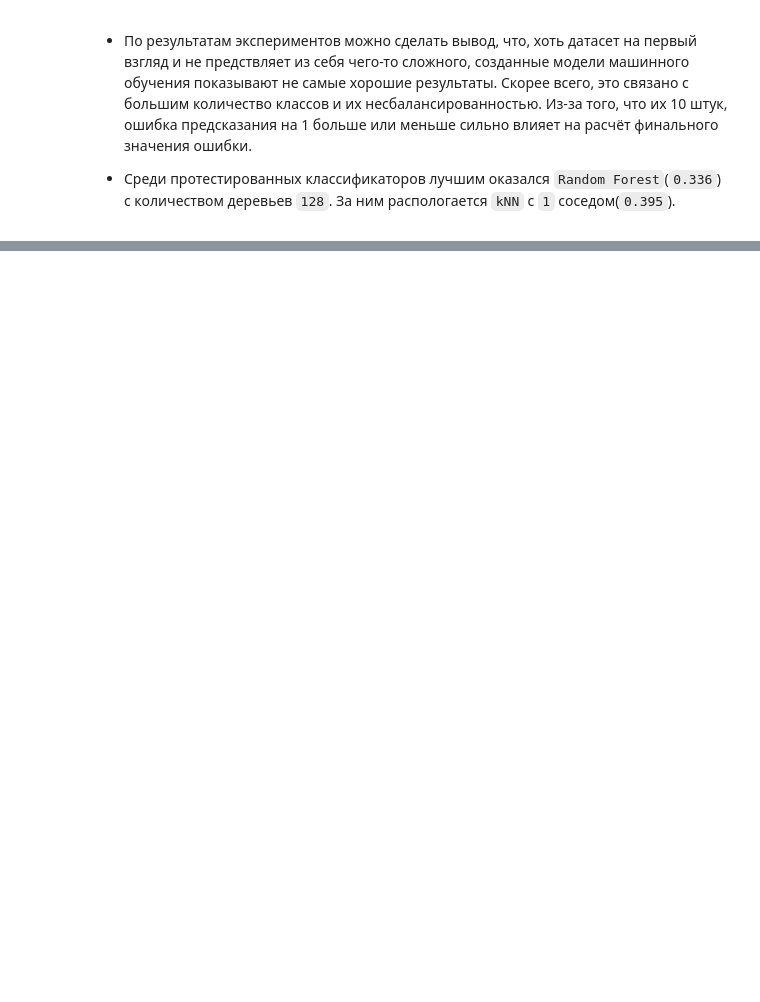
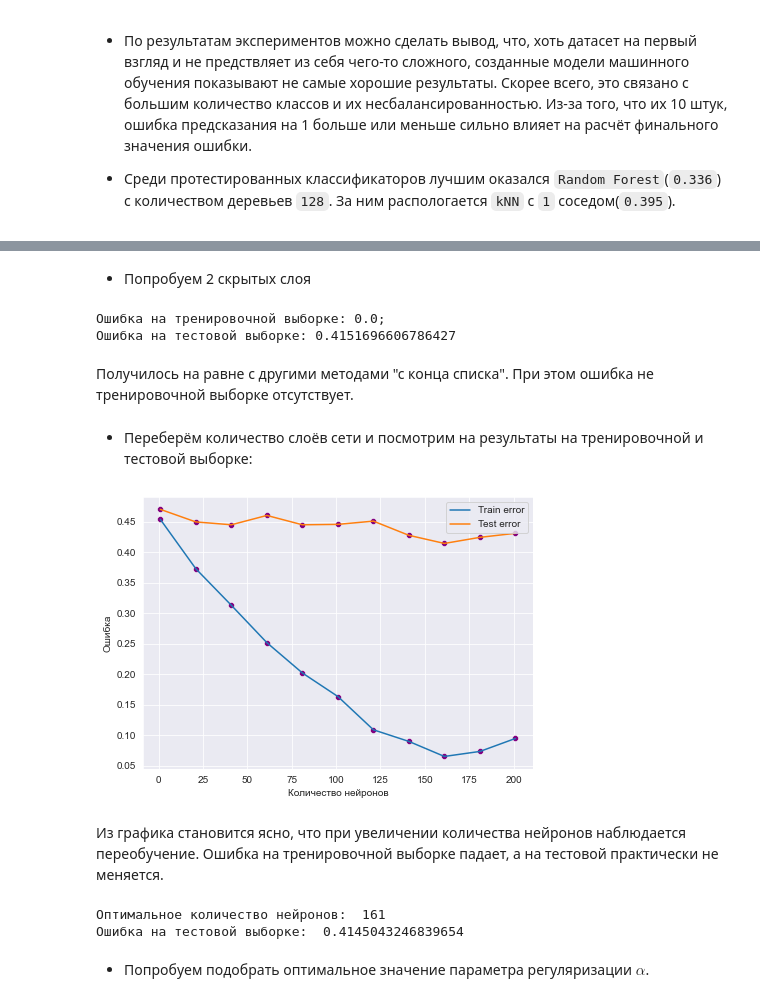
Before and after one commit to Gekata-2/Uglinskii_Bogdan_ML, a Jupyter notebook: labML_Uglinskii.ipynb, the cells around one changed output, grey strips where cells are left out. Cells and saved outputs as stored; diff of their text form; code cells hidden in the pictures; blank space fills up the shorter version.

```diff
--- a/labML_Uglinskii.ipynb
+++ b/labML_Uglinskii.ipynb
@@ -589,0 +668,10 @@ pass
+# %%
+X_train,X_test,y_train,y_test= train_test_split(X,y,test_size=0.25,random_state=58)
+# %%
+mlp_model = MLPClassifier(hidden_layer_sizes = (58,),
+                          solver = 'lbfgs',
+                          activation = 'logistic',
+                          max_iter=2048,
+                          random_state = 58)
+
+mlp_model.fit(X_train, y_train)
@@ -589,0 +696,70 @@ pass
+# %% [markdown]
+* Попробуем 2 скрытых слоя
+# %%
+mlp_model = MLPClassifier(hidden_layer_sizes = (58,58,),
+                          solver = 'lbfgs',
+                          activation = 'logistic',
+                          max_iter=2048,
+                          random_state = 58)
+
+mlp_model.fit(X_train, y_train)
+
+y_train_pred = mlp_model.predict(X_train)
+y_test_pred = mlp_model.predict(X_test)
+
+train_err=np.mean(y_train != y_train_pred)
+test_err=np.mean(y_test != y_test_pred)
+
+print(f"Ошибка на тренировочной выборке: {train_err};\nОшибка на тестовой выборке: {test_err}")
+# %% [output]
+Ошибка на тренировочной выборке: 0.0;
+Ошибка на тестовой выборке: 0.4151696606786427
+# %% [markdown]
+Получилось на равне с другими методами "с конца списка". При этом ошибка не тренировочной выборке отсутствует.
+# %% [markdown]
+* Переберём количество слоёв сети и посмотрим на результаты на тренировочной и тестовой выборке:
+# %%
+neurons = np.arange(1, 221, 20)
+
+test_err = []
+train_err = []
+
+for n in neurons:
+    mlp_model = MLPClassifier(hidden_layer_sizes = (n,),
+                              solver = 'lbfgs',
+                              activation = 'logistic',
+                              max_iter=1024,
+                              random_state = 58)
+
+    mlp_model.fit(X_train, y_train)
+
+    y_train_pred = mlp_model.predict(X_train)
+    y_test_pred = mlp_model.predict(X_test)
+
+    train_err.append(np.mean(y_train != y_train_pred))
+    test_err.append(np.mean(y_test != y_test_pred))
+# %%
+plt.figure(figsize=(7,5))
+sns.scatterplot(x=neurons,y=train_err,color='purple')
+sns.lineplot(x=neurons,y=train_err,label = 'Train error')
+
+sns.scatterplot(x=neurons,y=test_err,color='purple')
+sns.lineplot(x=neurons,y=test_err,label = 'Test error')
+
+plt.xlabel('Количество нейронов')
+plt.ylabel('Ошибка')
+plt.legend()
+pass
+# %% [output]
+[figure, added]
+# %% [markdown]
+Из графика становится ясно, что при увеличении количества нейронов наблюдается переобучение. Ошибка на тренировочной выборке падает, а на тестовой практически не меняется.
+# %%
+best_number_of_neurons = neurons[test_err.index(min(test_err))]
+print("Оптимальное количество нейронов: ", best_number_of_neurons)
+print("Ошибка на тестовой выборке: ", min(test_err))
+# %% [output]
+Оптимальное количество нейронов:  161
+Ошибка на тестовой выборке:  0.4145043246839654
+# %% [markdown]
+* Попробуем подобрать оптимальное значение параметра регуляризации $\alpha$.
```
Also changed, not shown: parts of 49 cells of this notebook.
